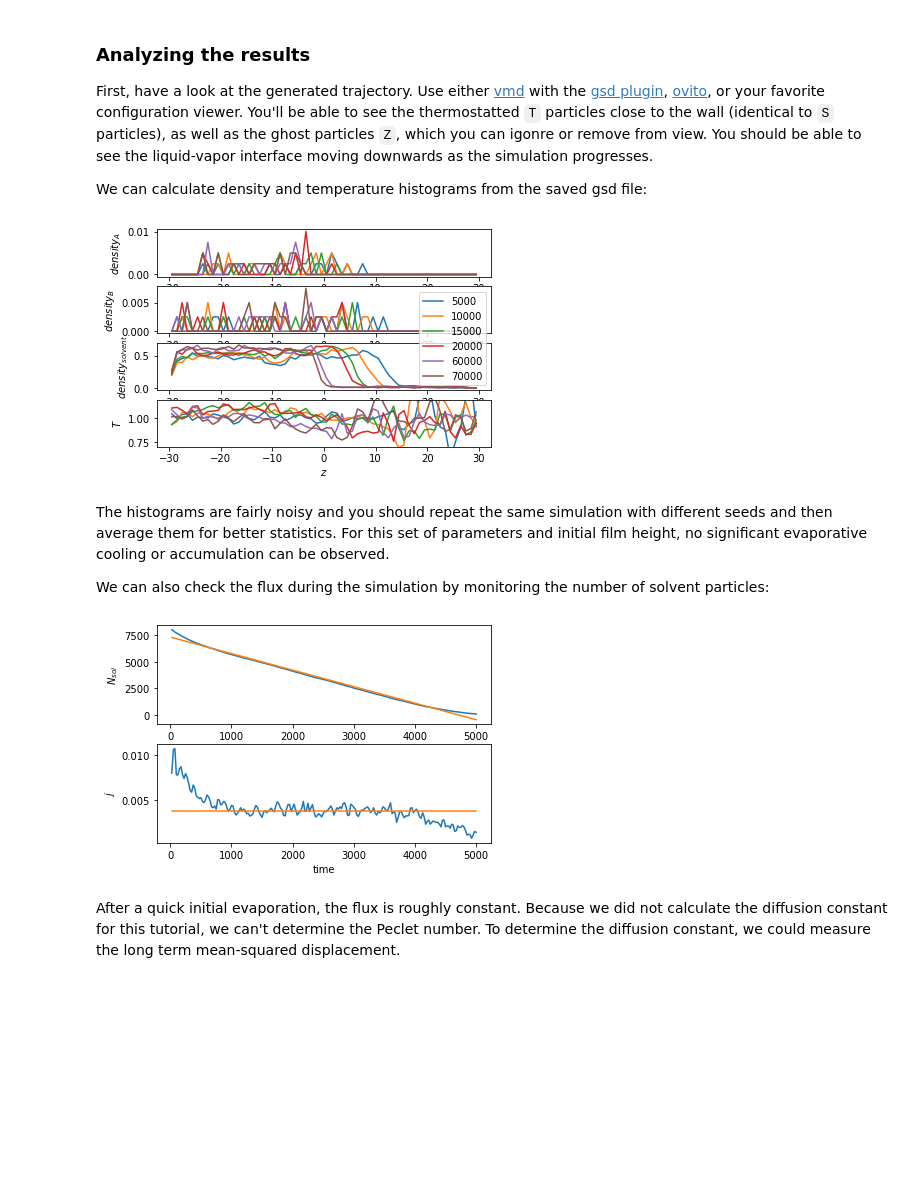
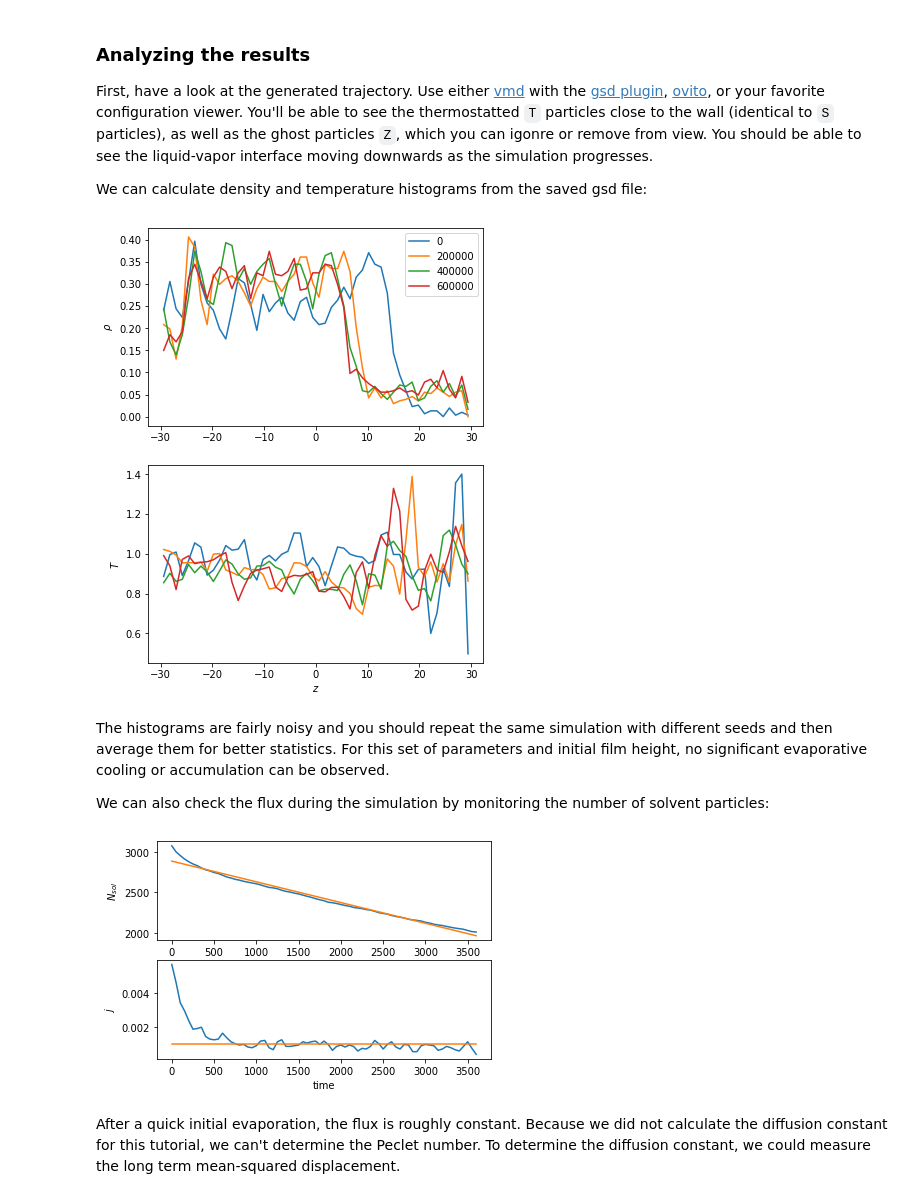
Before and after one commit to mphowardlab/azplugins, a Jupyter notebook: doc/source/tutorial/02_evaporation/02_evaporation_explicit.ipynb, the cells around one changed output. Saved outputs shown, nothing was run; the diff lists cells and outputs as text; code cells hidden in the pictures; blank space fills up the shorter version.

Commit message:
Simplified explicit evaporation

```diff
--- a/doc/source/tutorial/02_evaporation/02_evaporation_explicit.ipynb
+++ b/doc/source/tutorial/02_evaporation/02_evaporation_explicit.ipynb
@@ -118,61 +118,72 @@ fig, ax = plt.subplots(2, figsize=(6,8))
 # read gsd file
 trajectory = gsd.hoomd.open(name='tutorial_02_explicit_evaporation_trajectory.gsd')
 
-for frame in trajectory:
+for frame in trajectory[::20]:
     # density
     pos = frame.particles.position
     box = frame.configuration.box[0:3]
     hist, bins = np.histogram(pos[:,2],bins=50,range=(-0.5*box[2],0.5*box[2]))
     center = (bins[:-1] + bins[1:]) / 2
     binsize = bins[1]-bins[0]
     volume_bin = binsize*box[0]*box[1]
     ax[0].plot(center,hist/volume_bin,label=frame.configuration.step)
 
-    # temperature in each bin
+    #temperature
     temp = np.zeros(len(center))
     for i,c in enumerate(center):
         slab_vel = frame.particles.velocity[np.abs(pos[:,2]-c)<binsize]
         l = len(slab_vel)
         if l>0:
             v_squared = slab_vel[:,0]**2 + slab_vel[:,1]**2 + slab_vel[:,2]**2
             T = 1/(3*l)*np.sum(v_squared)
         else:
             T=0
         temp[i]=T
     ax[1].plot(center,temp,label=frame.configuration.step)
 
 
 ax[1].set_xlabel('$z$')
 ax[0].set_ylabel(r'$\rho$')
 ax[1].set_ylabel(r'$T$')
 ax[0].legend()
 plt.show()
 # %% [output]
-[figure, old version]
+[figure, new version]
 # %% [markdown]
 The histograms are fairly noisy and you should repeat the same simulation with different seeds and then average them for better statistics. For this set of parameters and initial film height, no significant evaporative cooling or accumulation can be observed.
 
 We can also check the flux during the simulation by monitoring the number of solvent particles:
 # %%
-# reading momentum exchange
-data = np.genfromtxt('tutorial_evaporation_explicit.txt')
+timesteps = []
+n_solvent =[]
 
+inital_number_solvent = len(trajectory[0].particles.typeid[trajectory[0].particles.typeid==1])
+for frame in trajectory:
+    # particle type 'Z' = 3 = deleted particles
+    ghosts = len(frame.particles.typeid[frame.particles.typeid==3])
+    timesteps.append(frame.configuration.step)
+    n_solvent.append(inital_number_solvent-ghosts)
+
+
+timesteps = np.asarray(timesteps)
+n_solvent = np.asarray(n_solvent)
 # plotting
 fig, ax = plt.subplots(2)
 
 dt= 0.005
-L = 20.0
-t = data[:,0]*dt
-ax[0].plot(t, data[:,1])
+L = 16.0
 
-z = np.polyfit(t, data[:,1], 1)
+t = timesteps*dt
+ax[0].plot(t, n_solvent)
+
+z = np.polyfit(t, n_solvent, 1)
 
 ax[0].plot(t, z[0]*t+z[1])
 
 ax[0].set_xlabel('time')
 ax[0].set_ylabel('$N_{sol}$')
 
-flux = -np.gradient(data[:,1],data[:,0])/(L**2*dt)
+flux = -np.gradient(n_solvent,timesteps)/(L**2*dt)
 
 ax[1].plot(t, flux)
 ax[1].plot(t, -z[0]*np.ones(len(t))/L**2)
@@ -180,7 +191,7 @@ ax[1].set_xlabel('time')
 ax[1].set_ylabel('$j$')
 plt.show()
 # %% [output]
-[figure, old version]
+[figure, new version]
 # %% [markdown]
 After a quick initial evaporation, the flux is roughly constant. Because we did not calculate the diffusion constant for this tutorial, we can't determine the Peclet number. To determine the diffusion constant, we could measure the long term mean-squared displacement.
 # %% [markdown]
```
